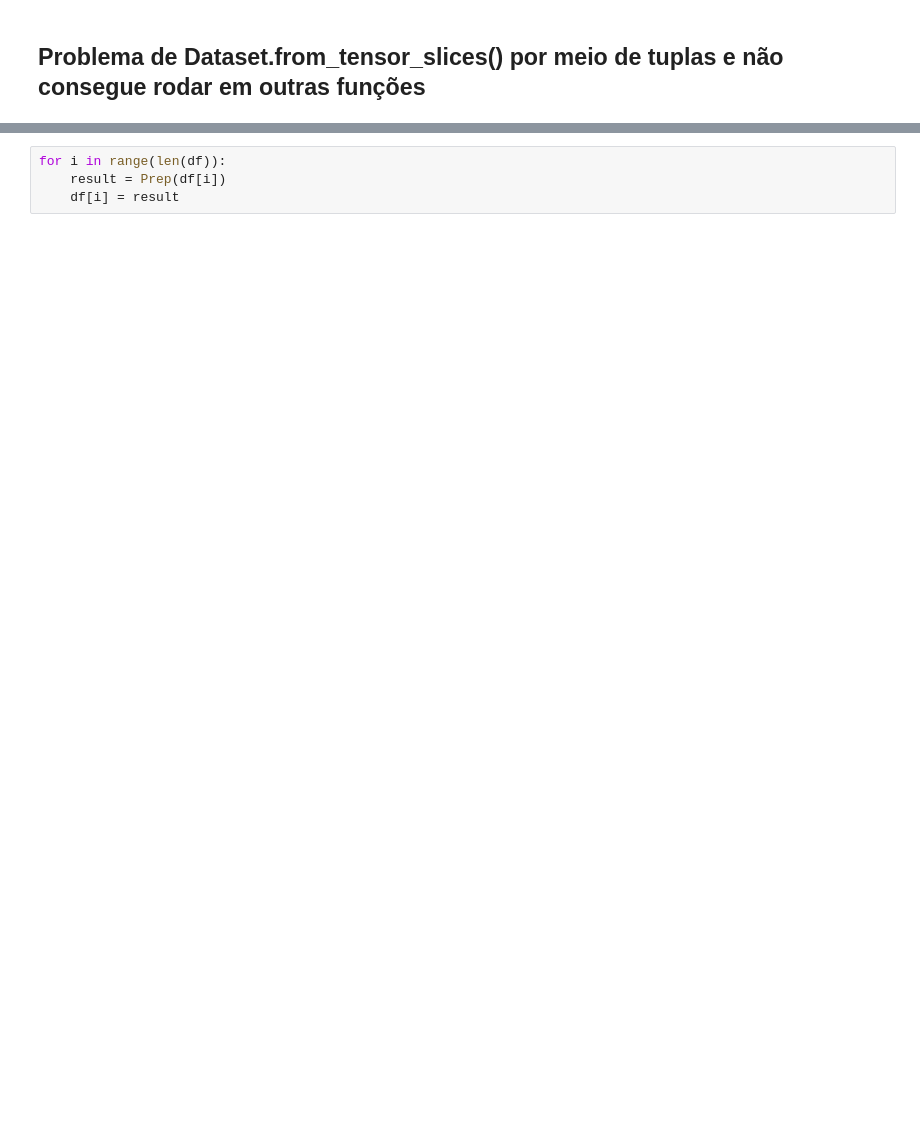
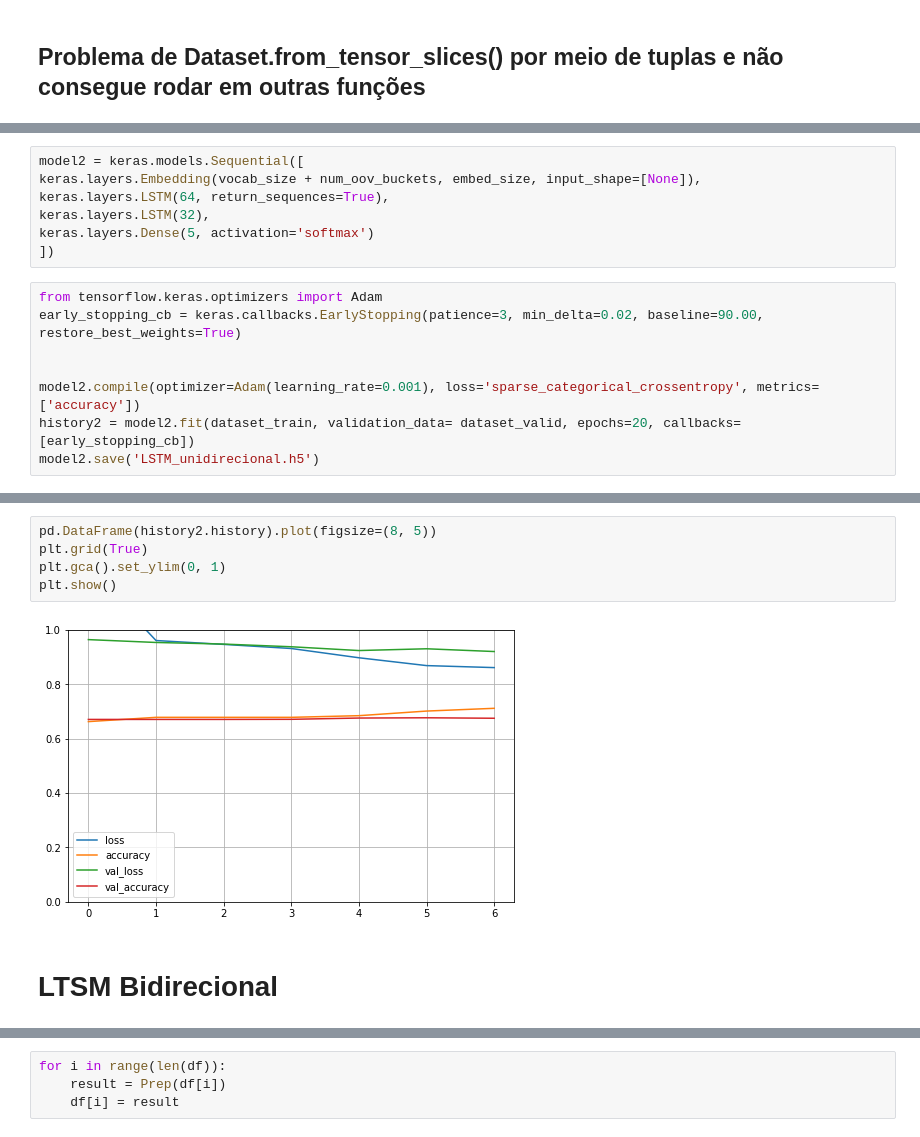
Before and after one commit to Daviunb6202/Projetos-CIS-UnB, a Jupyter notebook: Projeto_6.ipynb, the cells around one changed output, grey strips where cells are left out. Saved outputs shown, nothing was run; the diff lists cells and outputs as text; blank space fills up the shorter version.

```diff
--- a/Projeto_6.ipynb
+++ b/Projeto_6.ipynb
@@ -93,0 +218,15 @@ table = tf.lookup.StaticVocabularyTable(vocab_init, num_oov_buckets)
+# %%
+model2 = keras.models.Sequential([
+keras.layers.Embedding(vocab_size + num_oov_buckets, embed_size, input_shape=[None]),
+keras.layers.LSTM(64, return_sequences=True),
+keras.layers.LSTM(32),
+keras.layers.Dense(5, activation='softmax')
+])
+# %%
+from tensorflow.keras.optimizers import Adam
+early_stopping_cb = keras.callbacks.EarlyStopping(patience=3, min_delta=0.02, baseline=90.00, restore_best_weights=True)
+
+
+model2.compile(optimizer=Adam(learning_rate=0.001), loss='sparse_categorical_crossentropy', metrics=['accuracy'])
+history2 = model2.fit(dataset_train, validation_data= dataset_valid, epochs=20, callbacks=[early_stopping_cb])
+model2.save('LSTM_unidirecional.h5')
@@ -93,0 +248,9 @@ table = tf.lookup.StaticVocabularyTable(vocab_init, num_oov_buckets)
+# %%
+pd.DataFrame(history2.history).plot(figsize=(8, 5))
+plt.grid(True)
+plt.gca().set_ylim(0, 1)
+plt.show()
+# %% [output]
+[figure, added]
+# %% [markdown]
+# LTSM Bidirecional
```
Also changed, not shown: parts of 57 cells of this notebook.
